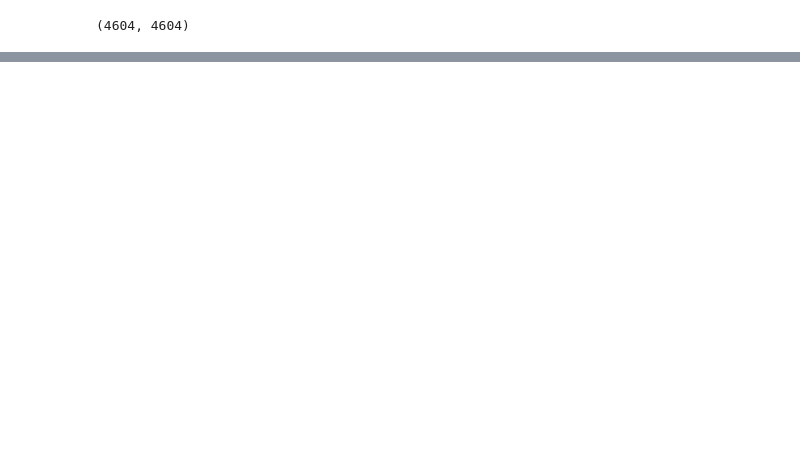
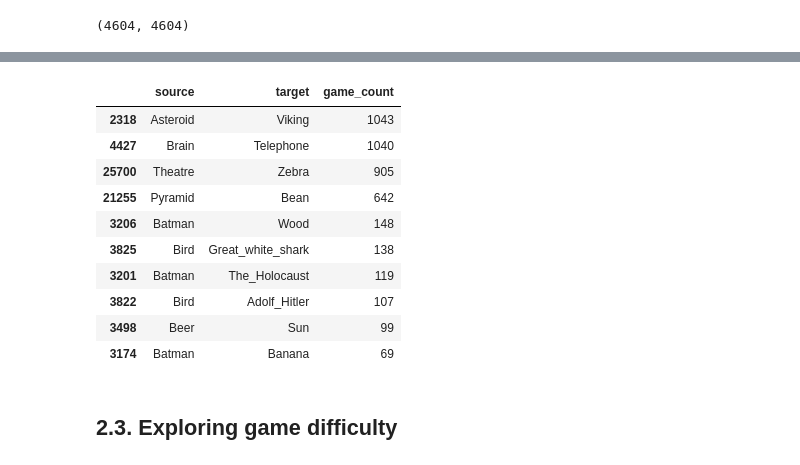
Before and after one commit to epfl-ada/ada-2024-project-5pack, a Jupyter notebook: data_exploration.ipynb, the cells around one changed output, grey strips where cells are left out. Saved outputs shown, nothing was run; the diff lists cells and outputs as text; code cells hidden in the pictures; blank space fills up the shorter version.

```diff
--- a/data_exploration.ipynb
+++ b/data_exploration.ipynb
@@ -64,0 +109,3 @@ paths_and_graph["links"]
+# %%
+game_counts_by_source_target_pair = graph_data['paths_finished'].groupby(["source", "target"]).agg(game_count=("path", "size")).reset_index()
+game_counts_by_source_target_pair.sort_values(by='game_count', inplace=True, ascending=False)
@@ -64,0 +120,16 @@ paths_and_graph["links"]
+# %%
+game_counts_by_source_target_pair.head(10)
+# %% [output]
+|  | source | target | game_count |
+| 2318 | Asteroid | Viking | 1043 |
+| 4427 | Brain | Telephone | 1040 |
+| 25700 | Theatre | Zebra | 905 |
+| 21255 | Pyramid | Bean | 642 |
+| 3206 | Batman | Wood | 148 |
+| 3825 | Bird | Great_white_shark | 138 |
+| 3201 | Batman | The_Holocaust | 119 |
+| 3822 | Bird | Adolf_Hitler | 107 |
+| 3498 | Beer | Sun | 99 |
+| 3174 | Batman | Banana | 69 |
+# %% [markdown]
+## 2.3. Exploring game difficulty
```
Also changed, not shown: parts of 21 cells of this notebook, 4 other files.
